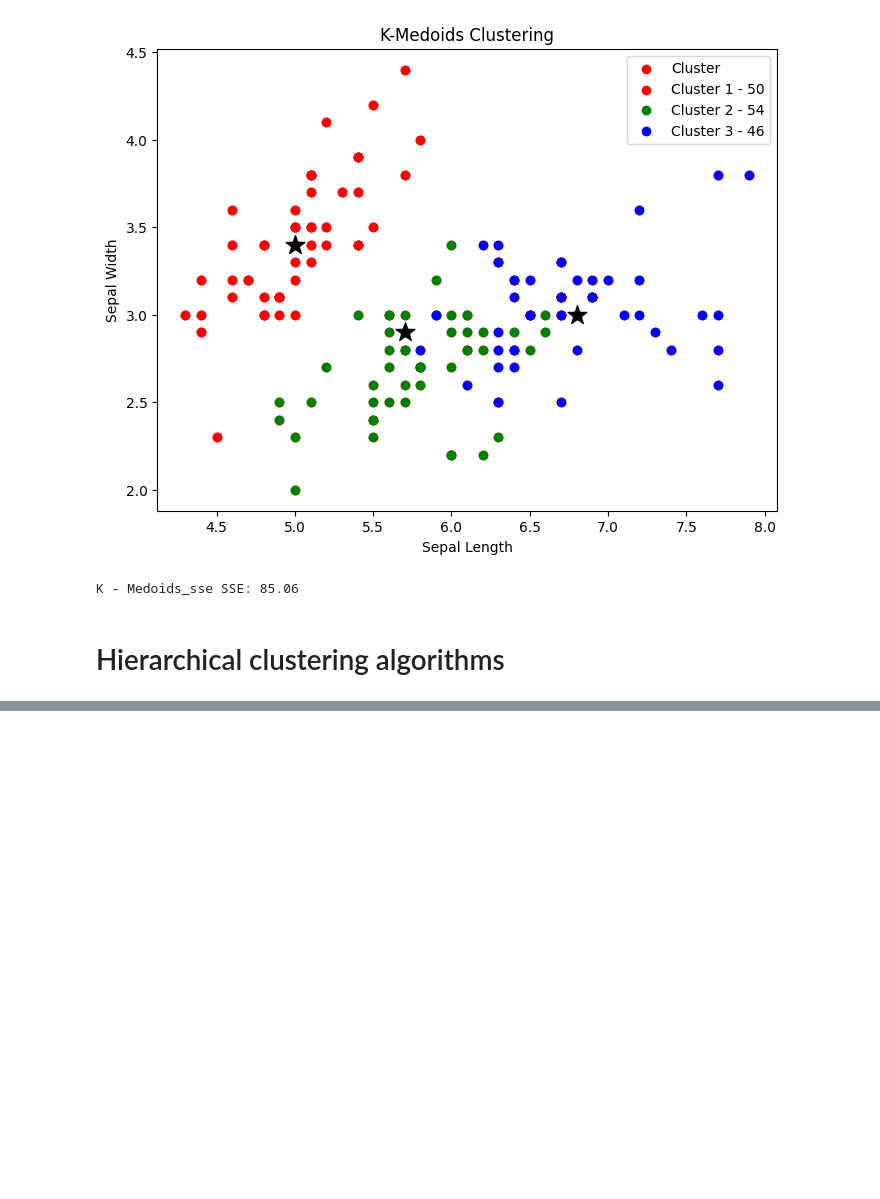
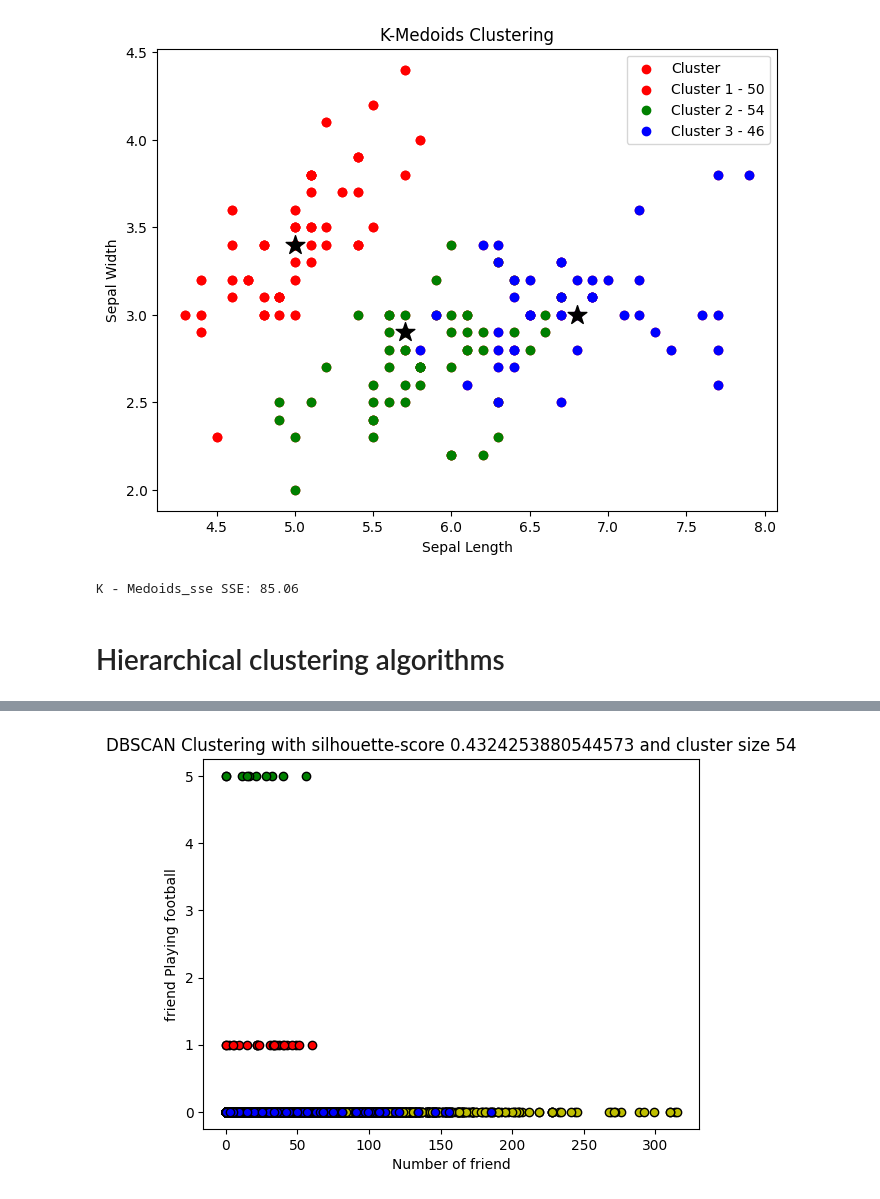
Before and after one commit to kundan2403/machine-learning, a Jupyter notebook: clustering.ipynb, the cells around one changed output, grey strips where cells are left out. Drawn from its saved outputs; the diff is of its cells as text; code cells hidden in the pictures; blank space fills up the shorter version.

```diff
--- a/clustering.ipynb
+++ b/clustering.ipynb
@@ -322,0 +321,89 @@ plt.show()
+# %%
+import pandas as pd
+import numpy as np
+import matplotlib.pyplot as plt
+import sklearn as skl
+from sklearn.preprocessing import StandardScaler
+from sklearn.cluster import DBSCAN
+from sklearn.metrics import silhouette_score
+
+# Load student data from CSV file and remove duplicates
+student_data = pd.read_csv("/content/data/students.csv")
+student_data = student_data.drop_duplicates()
+
+# Check for missing values in the dataset
+student_data.isnull().sum()
+
+# Select all columns (replace ":" with the column index range if needed)
+student_data = student_data.iloc[:, :]
+
+# Display the first few rows of the dataset
+student_data.head()
+
+# Select relevant features related to lifestyle choices
+lifestyle_features = student_data[['NumberOffriends', 'basketball', 'football', 'baseball', 'sports']]
+
+# Convert lifestyle features to numpy array for clustering
+lifestyle_features = np.array(lifestyle_features)
+
+def DBSCAN_C(X, eps_range, min_samples_range):
+    # Standardize features
+    silhouette_scores = {}
+    best_score_cluster_labels = {}
+
+    for eps in eps_range:
+        for min_samples in min_samples_range:
+            scaler = StandardScaler()
+            X_scaled = scaler.fit_transform(X)
+            # Perform DBSCAN clustering
+            dbscan = DBSCAN(eps=eps, min_samples=min_samples, metric='euclidean')
+            cluster_labels = dbscan.fit_predict(X_scaled)
+            # Compute silhouette score
+            silhouette_avg = silhouette_score(X_scaled, cluster_labels)
+            silhouette_scores[(eps, min_samples)] = silhouette_avg
+            best_score_cluster_labels[eps] = (cluster_labels, dbscan.core_sample_indices_)
+
+    best_params, best_score = max(silhouette_scores.items(), key=lambda x: x[1])
+    print(f"Best parameters (eps, min_samples): {best_params}, Silhouette Score: {best_score:.2f}")
+    cluster_labels, core_sample_indices = best_score_cluster_labels[best_params[0]]
+    core_samples_mask = np.zeros_like(cluster_labels, dtype=bool)
+    core_samples_mask[core_sample_indices] = True
+    return silhouette_avg, cluster_labels, core_samples_mask
+
+# Define parameter ranges for DBSCAN
+eps_range = [0.2, 0.5, 1.0]  # Adjust the range as needed
+min_samples_range = [3, 5, 7]  # Adjust the range as needed
+
+# Perform DBSCAN clustering and get silhouette score, cluster labels, and core sample mask
+score, cluster_labels, core_samples_mask = DBSCAN_C(lifestyle_features, eps_range, min_samples_range)
+
+print(score, cluster_labels, len(core_samples_mask))
+
+# Determine the number of clusters
+n_clusters = len(set(cluster_labels)) - (1 if -1 in cluster_labels else 0)
+unique_labels = set(cluster_labels)
+colors = ['y', 'b', 'g', 'r']
+
+# Plot clustered data points
+for k, col in zip(unique_labels, colors):
+    if k == -1:
+        # Black used for noise.
+        col = 'k'
+
+    class_member_mask = (cluster_labels == k)
+
+    xy = lifestyle_features[class_member_mask & core_samples_mask]
+    plt.plot(xy[:, 0], xy[:, 2], 'o', markerfacecolor=col,
+             markeredgecolor='k',
+             markersize=6)
+
+    xy = lifestyle_features[class_member_mask & ~core_samples_mask]
+    plt.plot(xy[:, 0], xy[:, 2], 'o', markerfacecolor=col,
+             markeredgecolor='k',
+             markersize=6)
+
+plt.xlabel("Number of friend")
+plt.ylabel("friend Playing football")
+plt.title(f'DBSCAN Clustering with silhouette-score {score} and cluster size {n_clusters}')
+plt.show()
+# %% [output]
@@ -322,0 +412 @@ plt.show()
+[figure, added]
```
Also changed, not shown: parts of 5 cells of this notebook.
